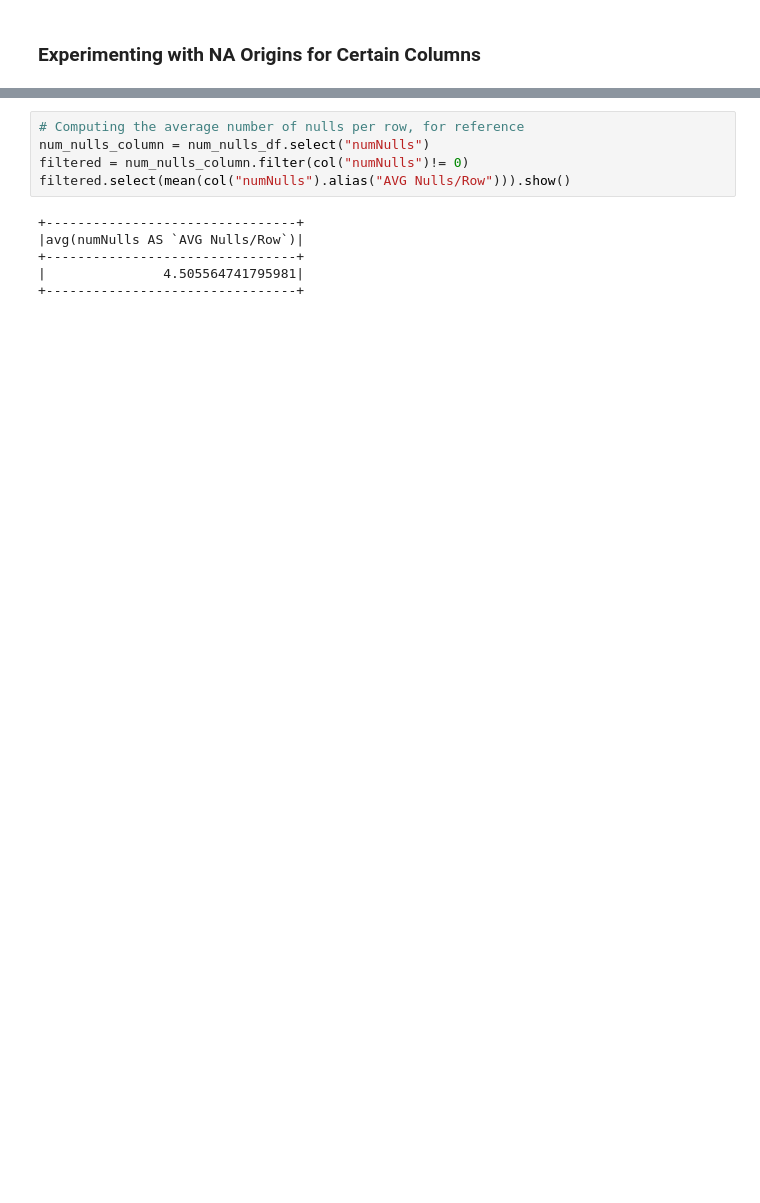
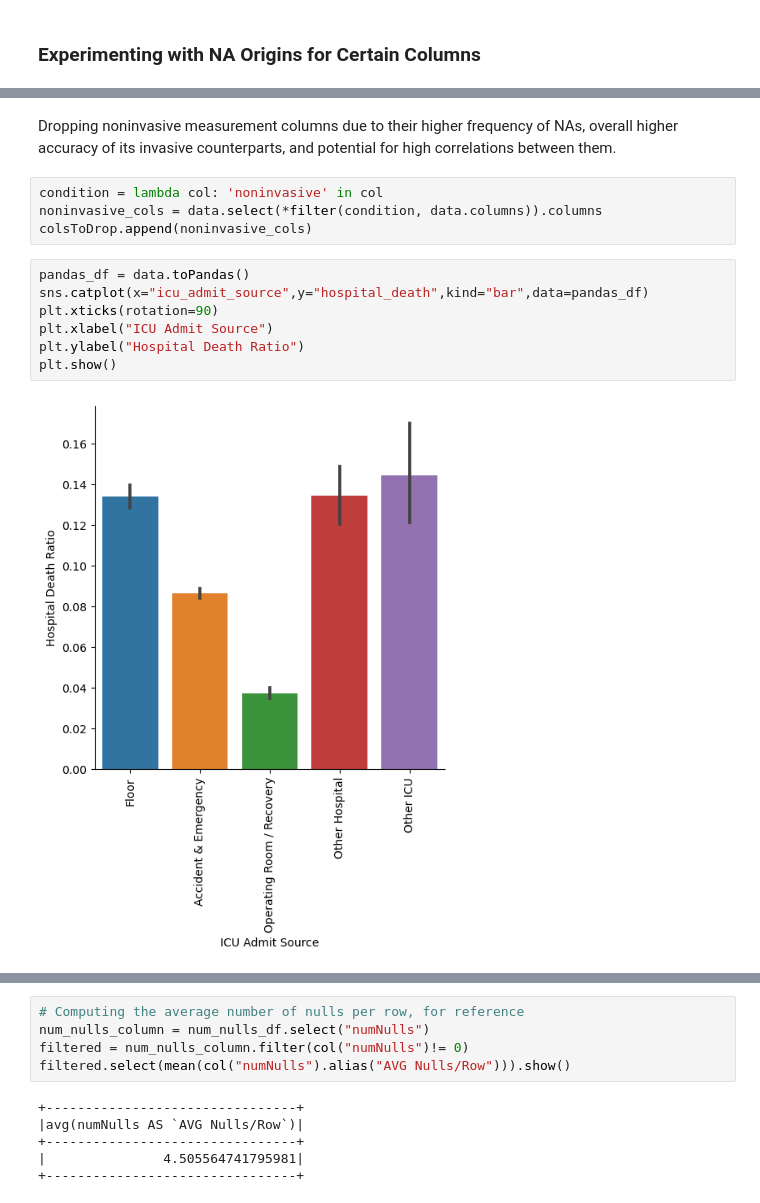
Before and after one commit to btchae/DS5110_Project, a Jupyter notebook: DS5110_Final_Project.ipynb, the cells around one changed output, grey strips where cells are left out. Drawn from its saved outputs; the diff is of its cells as text; blank space fills up the shorter version.

```diff
--- a/DS5110_Final_Project.ipynb
+++ b/DS5110_Final_Project.ipynb
@@ -74 +97,16 @@ We will address our imbalanced response variable in our ML application.
+# %% [markdown]
+Dropping noninvasive measurement columns due to their higher frequency of NAs, overall higher accuracy of its invasive counterparts, and potential for high correlations between them.
+# %%
+condition = lambda col: 'noninvasive' in col
+noninvasive_cols = data.select(*filter(condition, data.columns)).columns
+colsToDrop.append(noninvasive_cols)
+# %%
+pandas_df = data.toPandas()
+sns.catplot(x="icu_admit_source",y="hospital_death",kind="bar",data=pandas_df)
+plt.xticks(rotation=90)
+plt.xlabel("ICU Admit Source")
+plt.ylabel("Hospital Death Ratio")
+plt.show()
+# %% [output]
+[figure, added]
 # %%
```
Also changed, not shown: parts of 31 cells of this notebook.
